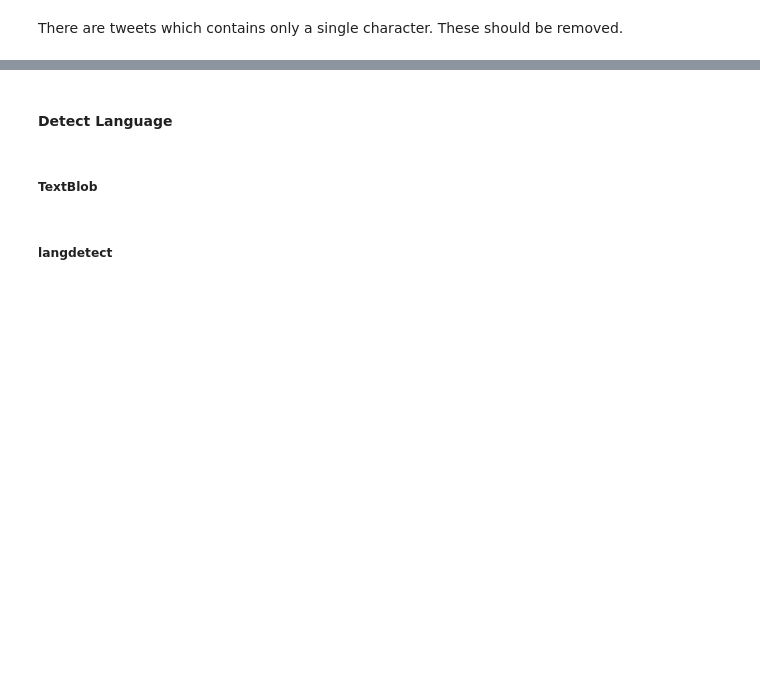
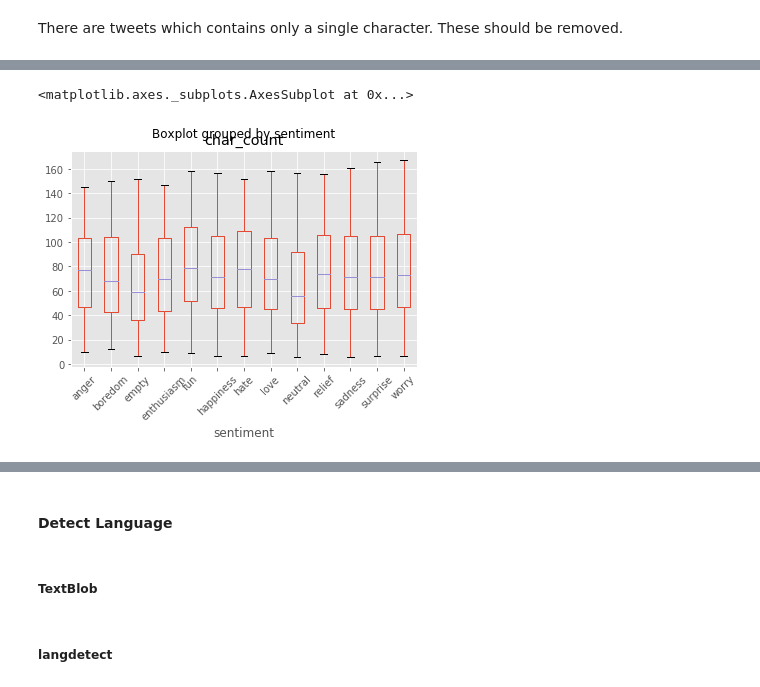
Before and after one commit to kaymal/twitter-emotions, a Jupyter notebook: data-preparation.ipynb, the cells around one changed output, grey strips where cells are left out. Saved outputs shown, nothing was run; the diff lists cells and outputs as text; code cells hidden in the pictures; blank space fills up the shorter version.

```diff
--- a/data-preparation.ipynb
+++ b/data-preparation.ipynb
@@ -435,3 +462,6 @@ df[df.content.str.replace("@\w+", "").str.len()<2].head()
+# %%
+# Change sentiment of the tweets with only mentions to "neutral"
+df.loc[df.content.str.replace("@[^\s]+", "").str.len()<3, 'sentiment'] = "neutral"
 # %%
 # # Drop the tweets that contains only mentions
 # df.drop(df[df.content.str.replace("@\w+", "").str.len()<2].index, inplace=True)
@@ -443,0 +474,6 @@ df.shape
+# %%
+# Plot boxplot of char_count by sentiment
+df.boxplot(column='char_count', by='sentiment', rot=45)
+# %% [output]
+<matplotlib.axes._subplots.AxesSubplot at 0x...>
+[figure, added]
```
Also changed, not shown: parts of 66 cells of this notebook.
